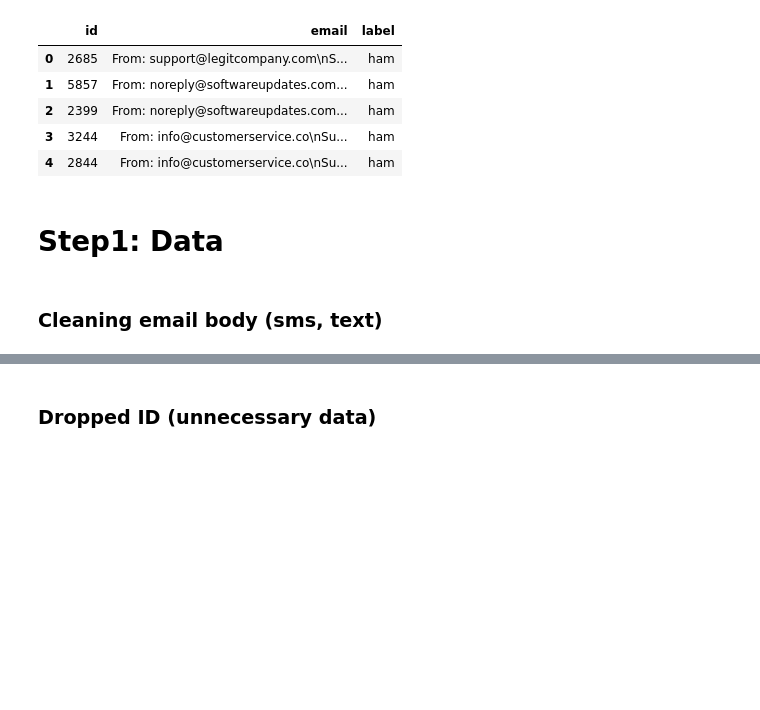
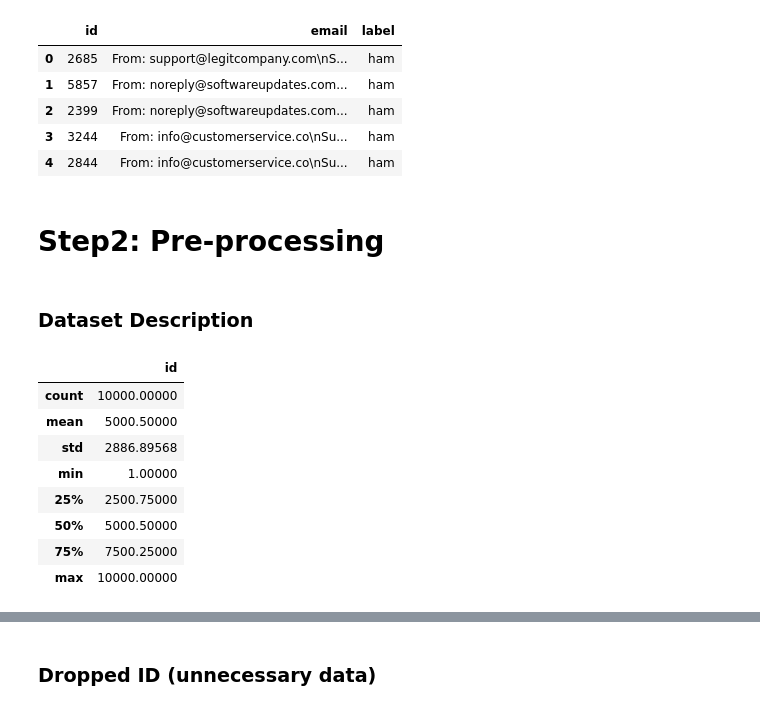
Before and after one commit to Syeda-Mahjabin-Proma/Spam_Ham_Classifier, a Jupyter notebook: model.ipynb, the cells around one changed output, grey strips where cells are left out. Saved outputs shown, nothing was run; the diff lists cells and outputs as text; code cells hidden in the pictures; blank space fills up the shorter version.

```diff
--- a/model.ipynb
+++ b/model.ipynb
@@ -19,5 +19,5 @@ from mlxtend.plotting import plot_confusion_matrix
 # %%
-df = pd.read_csv('/content/email_classification_dataset.csv')
+df = pd.read_csv('https://raw.githubusercontent.com/Syeda-Mahjabin-Proma/Spam_Ham_Classifier/refs/heads/main/email_classification_dataset.csv')
 # %%
 df.head()
 # %% [output]
@@ -27,16 +27,19 @@ df.head()
 | 2 | 2399 | From: noreply@softwareupdates.com... | ham |
 | 3 | 3244 | From: info@customerservice.co\nSu... | ham |
 | 4 | 2844 | From: info@customerservice.co\nSu... | ham |
-# %% [markdown]
-# Step1: Data
-# %% [markdown]
-### Cleaning email body (sms, text)
-# %%
-def clean_email(text):
-    if pd.isna(text):
-        return ""
-    text = re.sub(r"From:.*\n", "", text)
-    text = re.sub(r"Subject:.*\n", "", text)
-    return text.strip()
-
-df["email"] = df["email"].apply(clean_email)
+# %% [markdown]
+# Step2: Pre-processing
+# %% [markdown]
+### Dataset Description
+# %%
+df.describe()
+# %% [output]
+|  | id |
+| count | 10000.00000 |
+| mean | 5000.50000 |
+| std | 2886.89568 |
+| min | 1.00000 |
+| 25% | 2500.75000 |
+| 50% | 5000.50000 |
+| 75% | 7500.25000 |
+| max | 10000.00000 |
```
Also changed, not shown: parts of 17 cells of this notebook.
